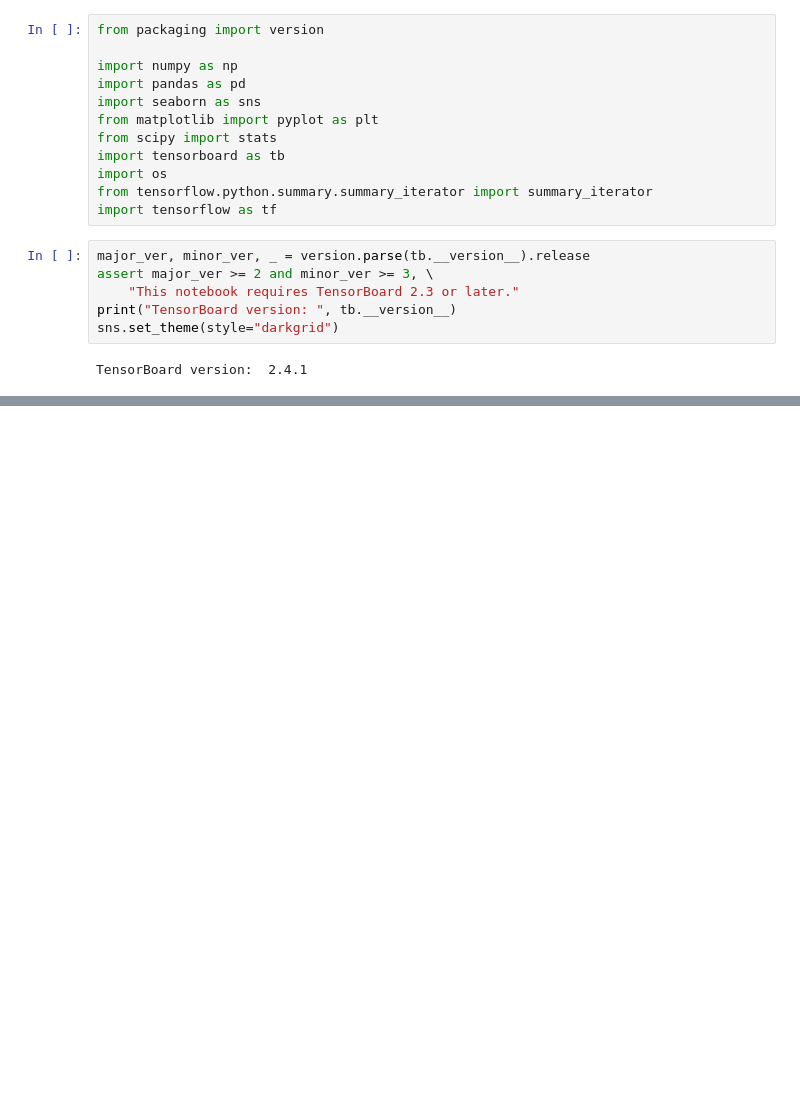
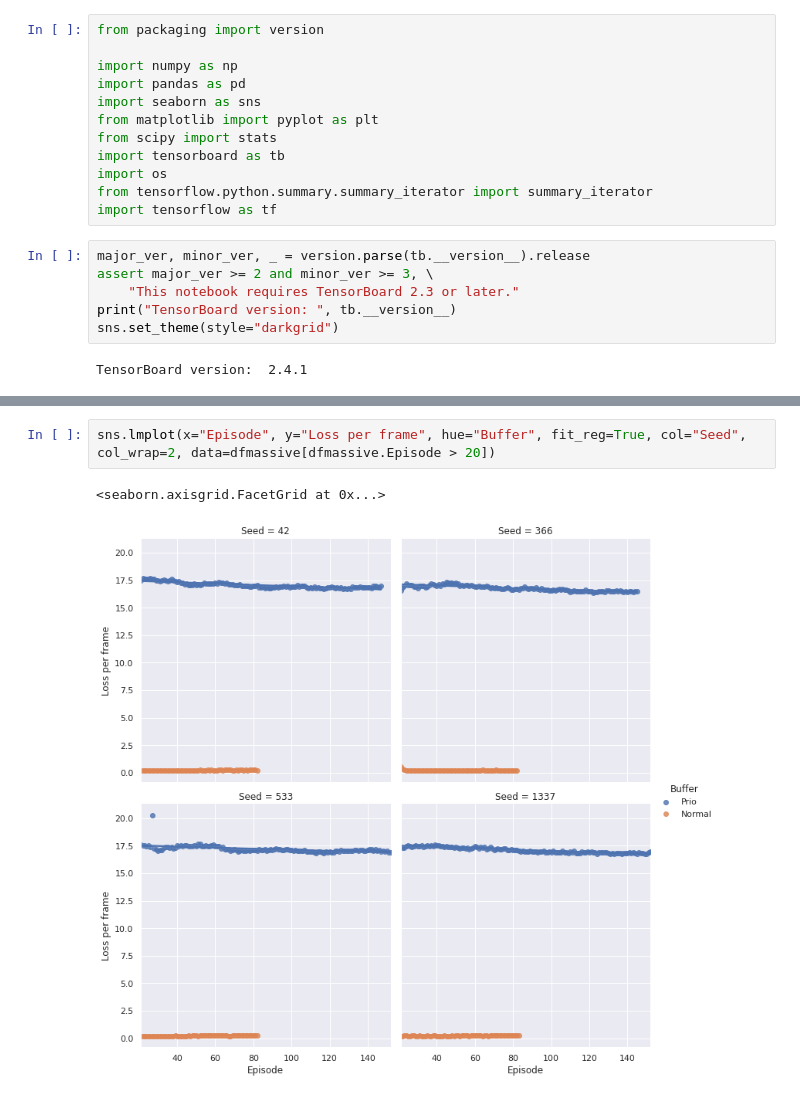
Before and after one commit to Dschimm/rl-project, a Jupyter notebook: charts.ipynb, the cells around one changed output, grey strips where cells are left out. Cells and saved outputs as stored; diff of their text form; blank space fills up the shorter version.

```diff
--- a/charts.ipynb
+++ b/charts.ipynb
@@ -80,2 +127,7 @@ sns.regplot(x="Episode", y="Frames", fit_reg=True, data=df1337, ax=axs[1][1]).se
+# %%
+sns.lmplot(x="Episode", y="Loss per frame", hue="Buffer", fit_reg=True, col="Seed", col_wrap=2, data=dfmassive[dfmassive.Episode > 20])
+# %% [output]
+<seaborn.axisgrid.FacetGrid at 0x...>
+[figure, added]
 # %%
 fig, axs = plt.subplots(2, 2, figsize=(12,12))
```
Also changed, not shown: parts of 9 cells of this notebook.
